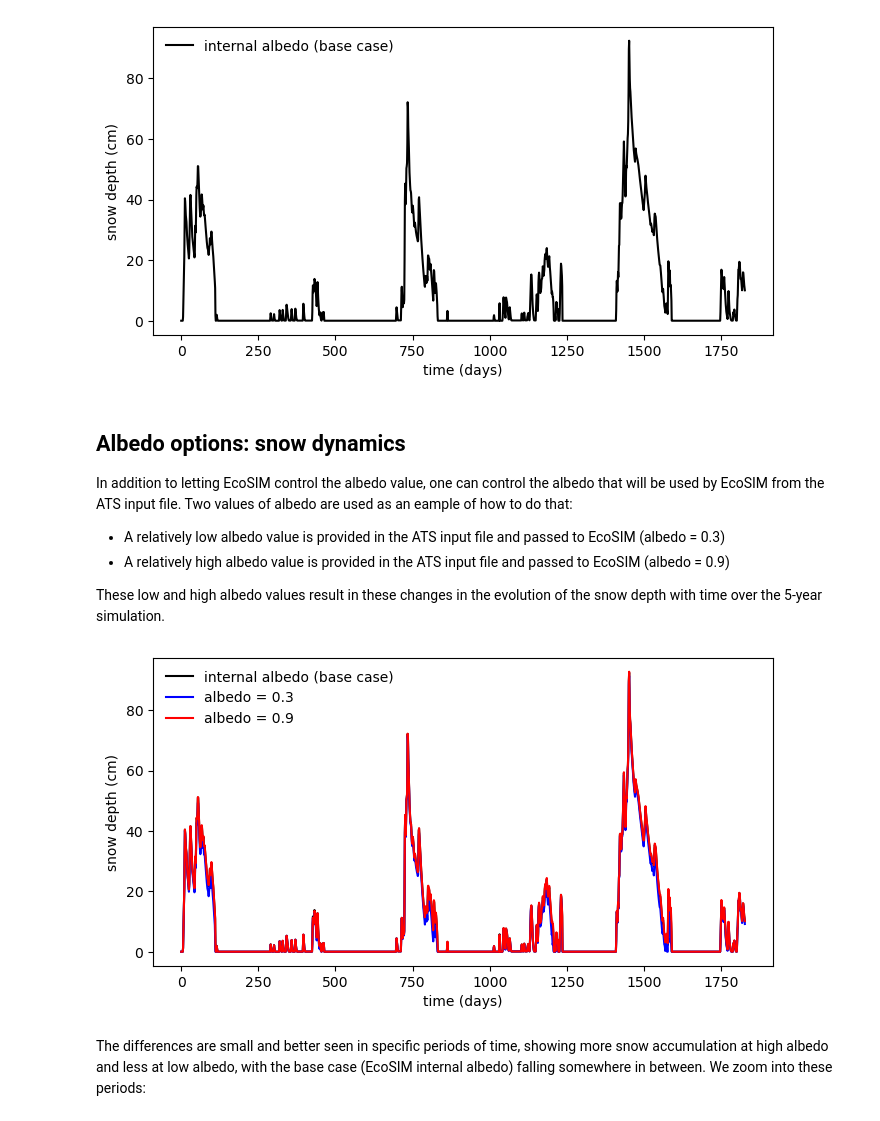
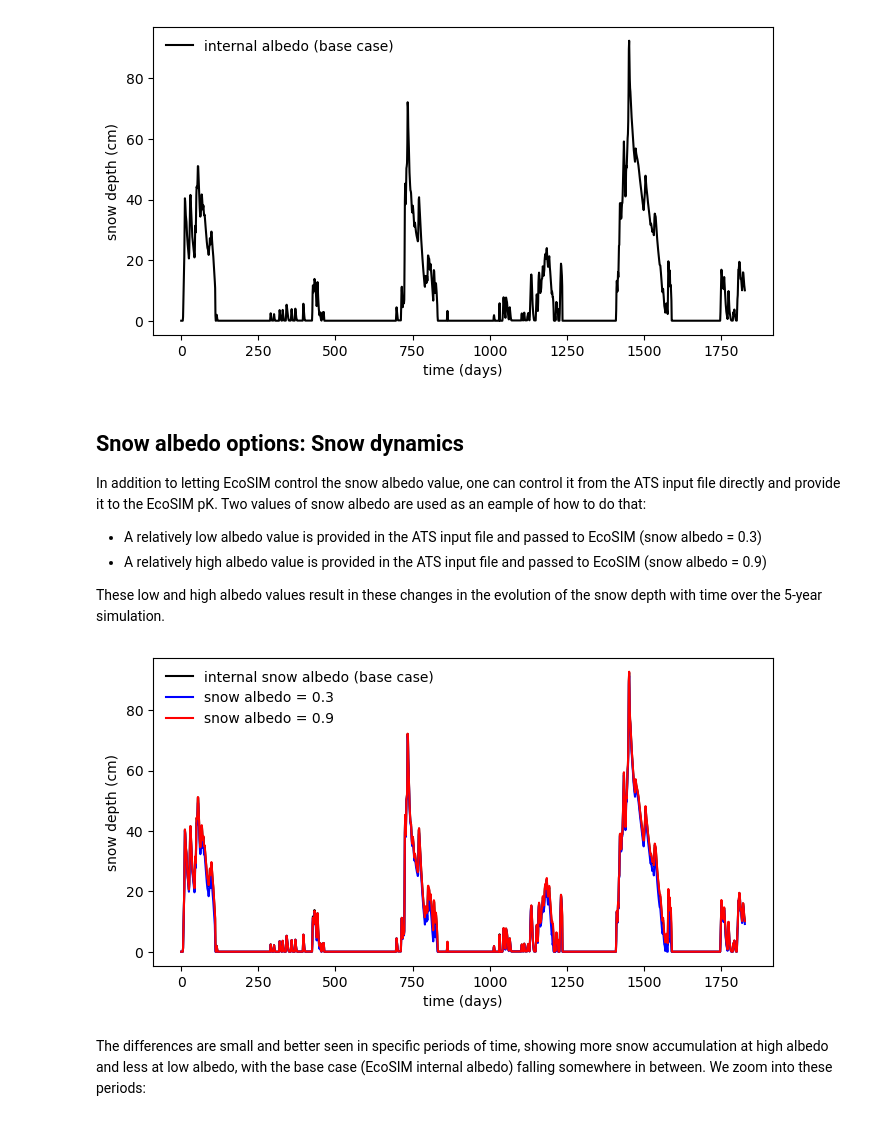
Before and after one commit to amanzi/ats-demos, a Jupyter notebook: 14_ecosim/ecosim.ipynb, the cells around one changed output. Cells and saved outputs as stored; diff of their text form; code cells hidden in the pictures.

```diff
--- a/14_ecosim/ecosim.ipynb
+++ b/14_ecosim/ecosim.ipynb
@@ -72,33 +73,33 @@ plt.show()
 # %% [output]
 [figure]
 # %% [markdown]
-## Albedo options: snow dynamics
+## Snow albedo options: Snow dynamics
 
-In addition to letting EcoSIM control the albedo value, one can control the albedo that will be used by EcoSIM from the ATS input file. Two values of albedo are used as an eample of how to do that:
+In addition to letting EcoSIM control the snow albedo value, one can control it from the ATS input file directly and provide it to the EcoSIM pK. Two values of snow albedo are used as an eample of how to do that:
 
-- A relatively low albedo value is provided in the ATS input file and passed to EcoSIM (albedo = 0.3)
-- A relatively high albedo value is provided in the ATS input file and passed to EcoSIM (albedo = 0.9)
+- A relatively low albedo value is provided in the ATS input file and passed to EcoSIM (snow albedo = 0.3)
+- A relatively high albedo value is provided in the ATS input file and passed to EcoSIM (snow albedo = 0.9)
 
 These low and high albedo values result in these changes in the evolution of the snow depth with time over the 5-year simulation.
 # %%
 dir_lo_albedo = "snow_dynamics_albedo_low.demo"
 dir_hi_albedo = "snow_dynamics_albedo_high.demo"
 
 lo_albedo = pandas.read_csv(os.path.join(dir_lo_albedo, 'snow_status.dat'), comment='#')
 hi_albedo = pandas.read_csv(os.path.join(dir_hi_albedo, 'snow_status.dat'), comment='#')
 
 fig, ax = plt.subplots(1,1, figsize=(8,4))
 
-ax.plot(base['time [s]'][:]/86400, base['snow_depth'][:]*100., color='k', label="internal albedo (base case)")
-ax.plot(lo_albedo['time [s]'][:]/86400, lo_albedo['snow_depth'][:]*100., color='b', label="albedo = 0.3")
-ax.plot(hi_albedo['time [s]'][:]/86400, hi_albedo['snow_depth'][:]*100., color='r', label="albedo = 0.9")
+ax.plot(base['time [s]'][:]/86400, base['snow_depth'][:]*100., color='k', label="internal snow albedo (base case)")
+ax.plot(lo_albedo['time [s]'][:]/86400, lo_albedo['snow_depth'][:]*100., color='b', label="snow albedo = 0.3")
+ax.plot(hi_albedo['time [s]'][:]/86400, hi_albedo['snow_depth'][:]*100., color='r', label="snow albedo = 0.9")
 
 ax.set_xlabel("time (days)")
 ax.set_ylabel("snow depth (cm)")
 ax.legend(frameon=False)
 plt.show()
 # %% [output]
-[figure, old version]
+[figure, new version]
 # %% [markdown]
 The differences are small and better seen in specific periods of time, showing more snow accumulation at high albedo and less at low albedo, with the base case (EcoSIM internal albedo) falling somewhere in between. We zoom into these periods:
 # %%
```
Also changed, not shown: parts of 10 cells of this notebook.
